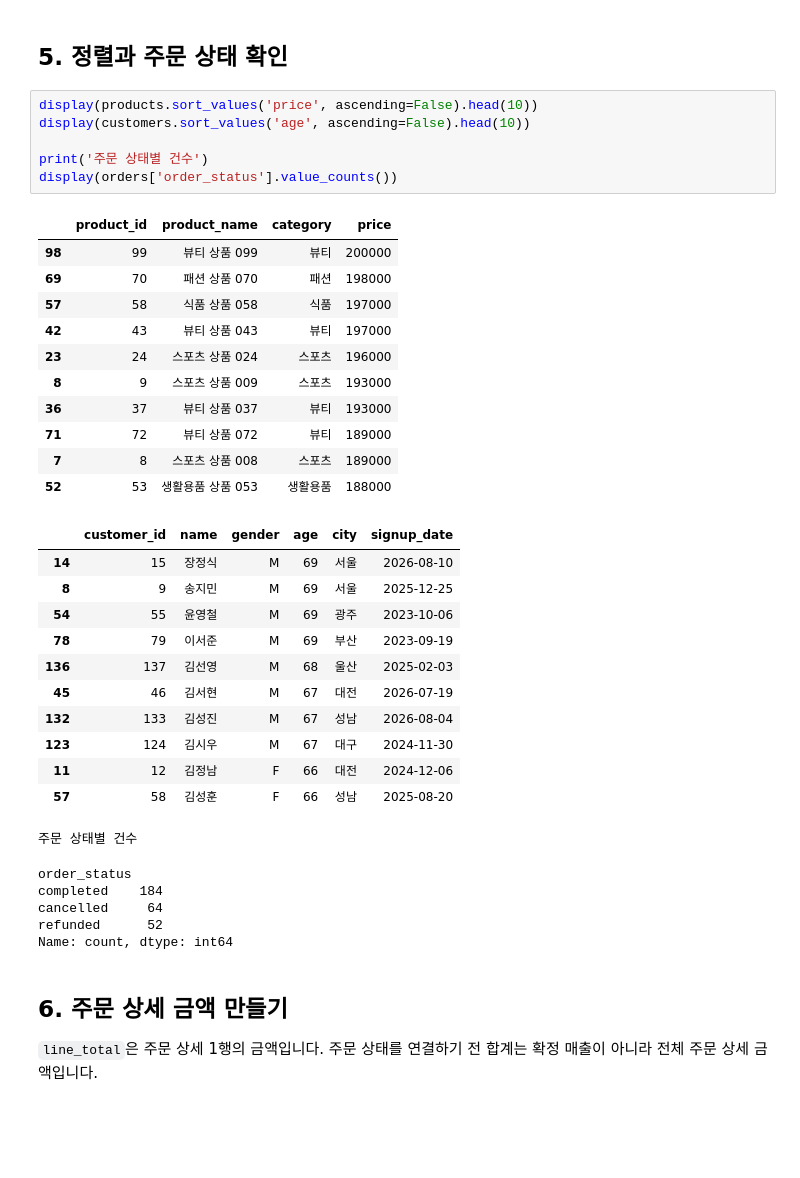
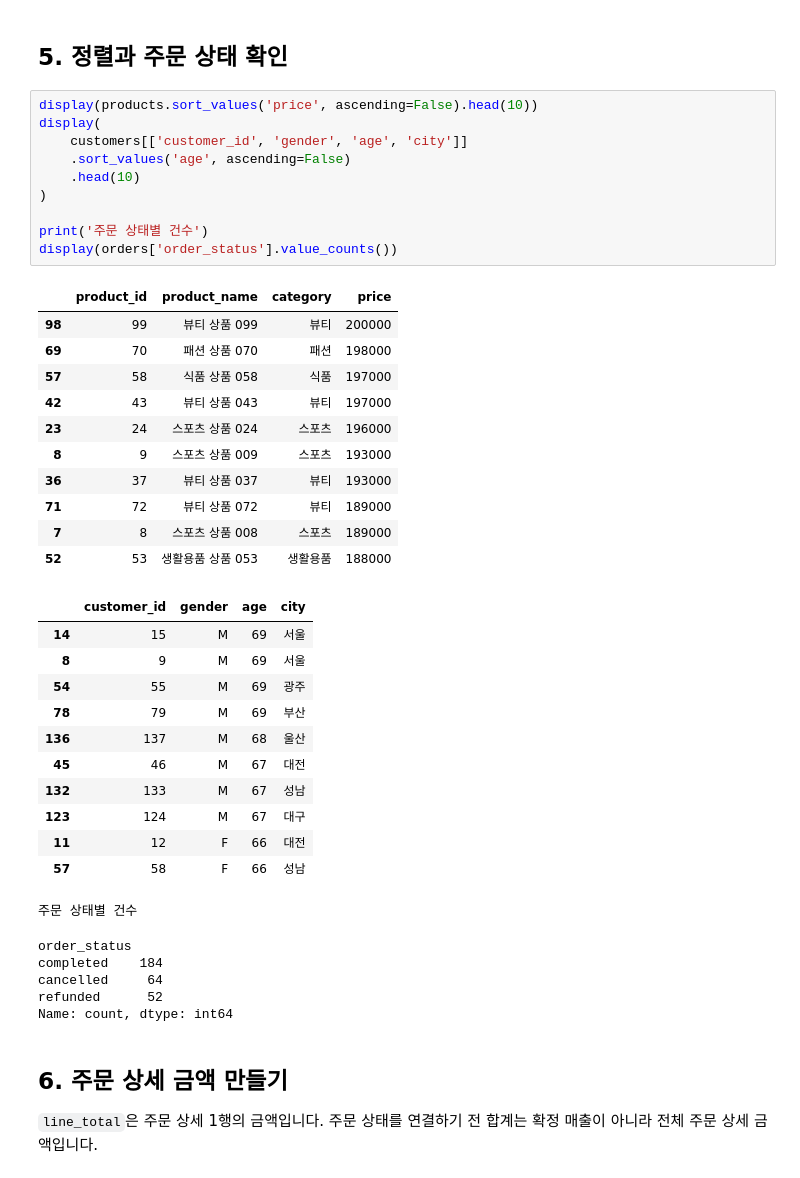
Before and after one commit to aeuyui/llm-data-analysis-study, a Jupyter notebook: chapter04/chapter04.ipynb, the cells around one changed output. Drawn from its saved outputs; the diff is of its cells as text; blank space fills up the shorter version.

```diff
--- a/chapter04/chapter04.ipynb
+++ b/chapter04/chapter04.ipynb
@@ -141,33 +143,37 @@ Name: count, dtype: int64
 ## 5. 정렬과 주문 상태 확인
 # %%
 display(products.sort_values('price', ascending=False).head(10))
-display(customers.sort_values('age', ascending=False).head(10))
+display(
+    customers[['customer_id', 'gender', 'age', 'city']]
+    .sort_values('age', ascending=False)
+    .head(10)
+)
 
 print('주문 상태별 건수')
 display(orders['order_status'].value_counts())
 # %% [output]
 |  | product_id | product_name | category | price |
 | 98 | 99 | 뷰티 상품 099 | 뷰티 | 200000 |
 | 69 | 70 | 패션 상품 070 | 패션 | 198000 |
 | 57 | 58 | 식품 상품 058 | 식품 | 197000 |
 | 42 | 43 | 뷰티 상품 043 | 뷰티 | 197000 |
 | 23 | 24 | 스포츠 상품 024 | 스포츠 | 196000 |
 | 8 | 9 | 스포츠 상품 009 | 스포츠 | 193000 |
 | 36 | 37 | 뷰티 상품 037 | 뷰티 | 193000 |
 | 71 | 72 | 뷰티 상품 072 | 뷰티 | 189000 |
 | 7 | 8 | 스포츠 상품 008 | 스포츠 | 189000 |
 | 52 | 53 | 생활용품 상품 053 | 생활용품 | 188000 |
-|  | customer_id | name | gender | age | city | signup_date |
-| 14 | 15 | 장정식 | M | 69 | 서울 | 2026-08-10 |
-| 8 | 9 | 송지민 | M | 69 | 서울 | 2025-12-25 |
-| 54 | 55 | 윤영철 | M | 69 | 광주 | 2023-10-06 |
-| 78 | 79 | 이서준 | M | 69 | 부산 | 2023-09-19 |
-| 136 | 137 | 김선영 | M | 68 | 울산 | 2025-02-03 |
-| 45 | 46 | 김서현 | M | 67 | 대전 | 2026-07-19 |
-| 132 | 133 | 김성진 | M | 67 | 성남 | 2026-08-04 |
-| 123 | 124 | 김시우 | M | 67 | 대구 | 2024-11-30 |
-| 11 | 12 | 김정남 | F | 66 | 대전 | 2024-12-06 |
-| 57 | 58 | 김성훈 | F | 66 | 성남 | 2025-08-20 |
+|  | customer_id | gender | age | city |
+| 14 | 15 | M | 69 | 서울 |
+| 8 | 9 | M | 69 | 서울 |
+| 54 | 55 | M | 69 | 광주 |
+| 78 | 79 | M | 69 | 부산 |
+| 136 | 137 | M | 68 | 울산 |
+| 45 | 46 | M | 67 | 대전 |
+| 132 | 133 | M | 67 | 성남 |
+| 123 | 124 | M | 67 | 대구 |
+| 11 | 12 | F | 66 | 대전 |
+| 57 | 58 | F | 66 | 성남 |
 주문 상태별 건수
 order_status
 completed    184
```
Also changed, not shown: parts of 3 cells of this notebook.
